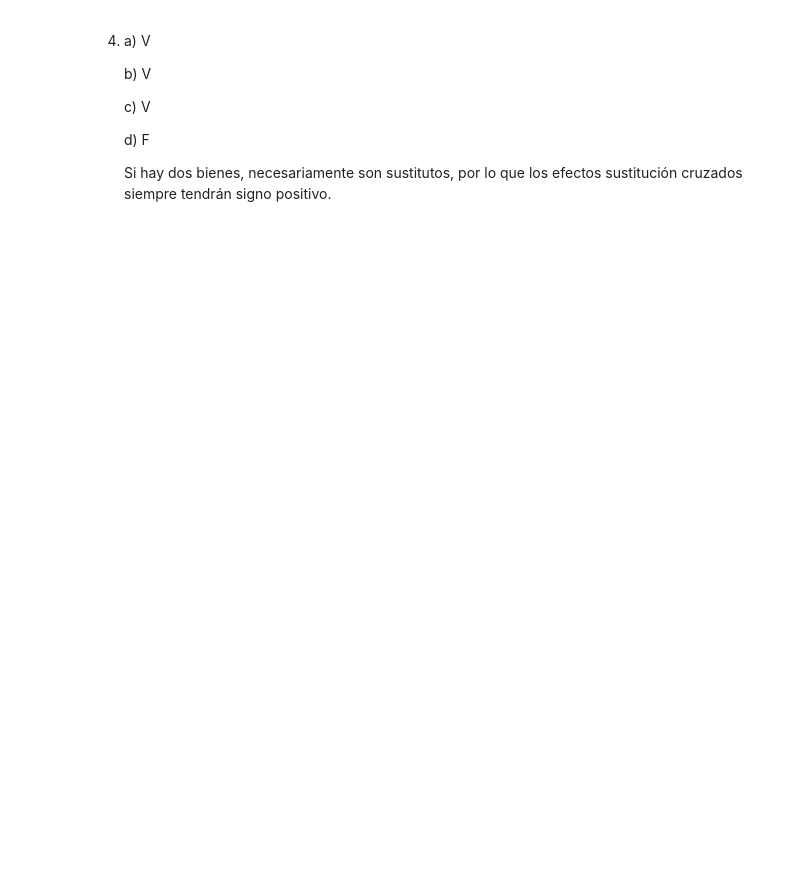
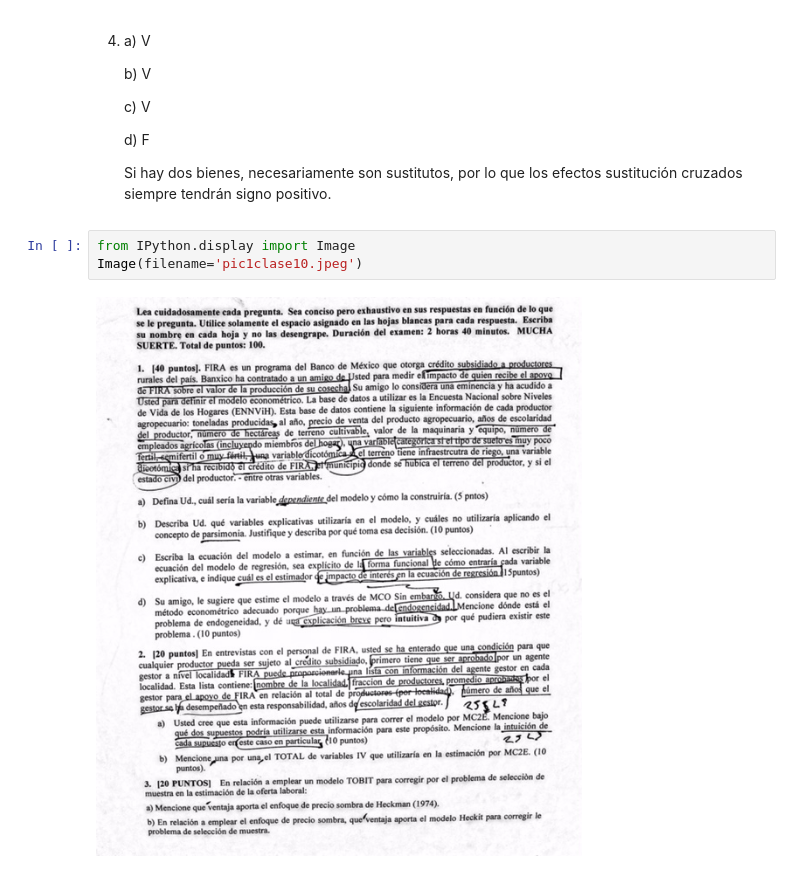
Before and after one commit to german1122/Clases-Eco-Aplicada, a Jupyter notebook: 10. Clase10-EcoAplicada.ipynb, the cells around one changed output. Cells and saved outputs as stored; diff of their text form; blank space fills up the shorter version.

```diff
--- a/10. Clase10-EcoAplicada.ipynb
+++ b/10. Clase10-EcoAplicada.ipynb
@@ -92,3 +92,8 @@ Heckit no supone una ecuación estructural.
    d) F
 
    Si hay dos bienes, necesariamente son sustitutos, por lo que los efectos sustitución cruzados siempre tendrán signo positivo.
+# %%
+from IPython.display import Image
+Image(filename='pic1clase10.jpeg')
+# %% [output]
+[figure, added]
```
Also changed, not shown: parts of 2 cells of this notebook.
